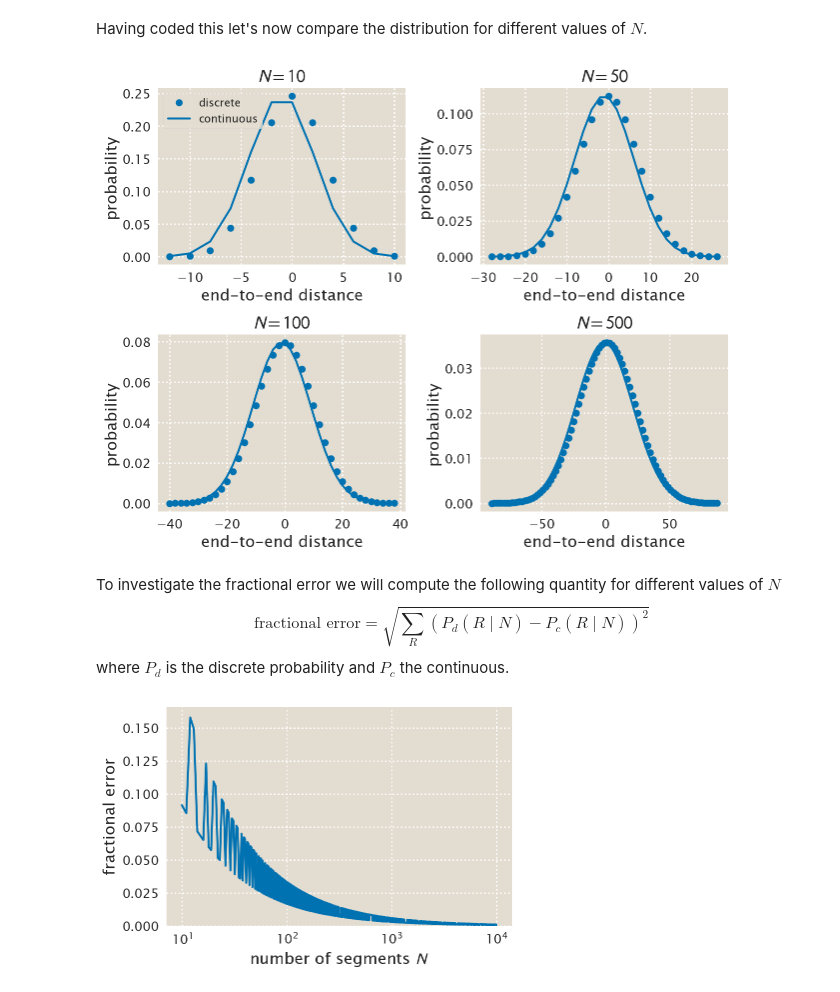
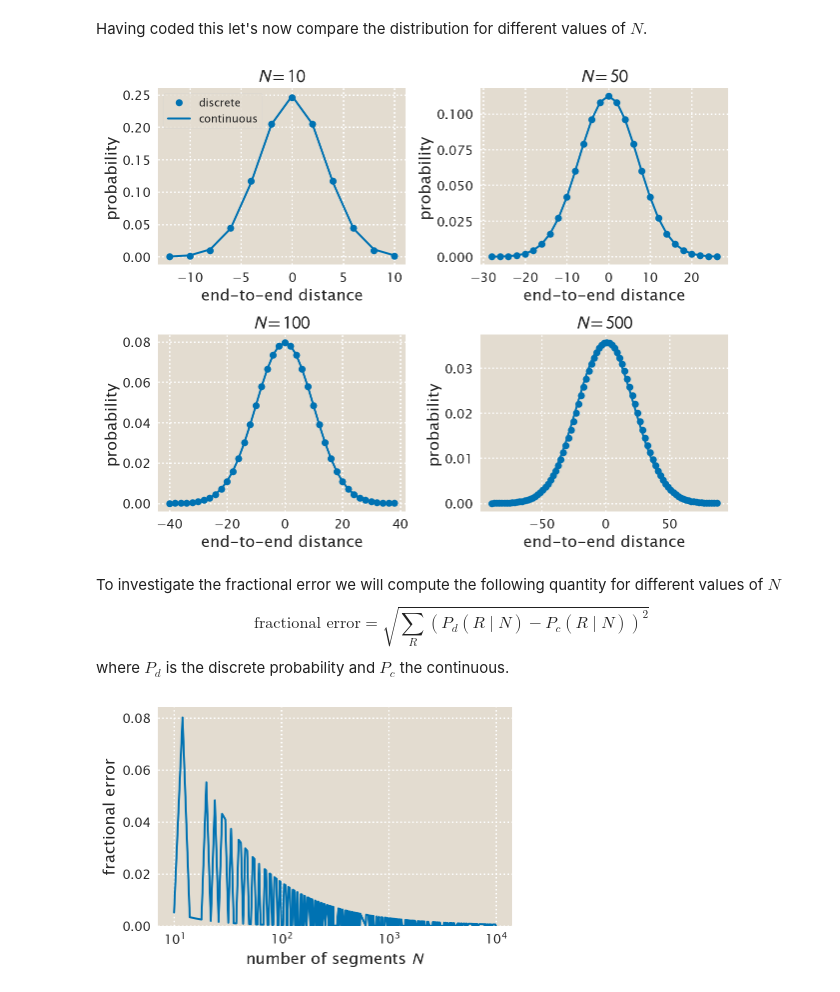
Before and after one commit to mrazomej/pboc, a Jupyter notebook: src/chapter_08.ipynb, the cells around one changed output. Cells and saved outputs as stored; diff of their text form; code cells hidden in the pictures.

```diff
--- a/src/chapter_08.ipynb
+++ b/src/chapter_08.ipynb
@@ -105,8 +105,9 @@ def polymer_continuous(R, N, a=1):
     a : float.
         Length of each Kuhn segment
     '''
-    cdf = sp.stats.norm.cdf(R, loc=0, scale=np.sqrt(N * a**2))
-    return np.diff(cdf)
+    cdf_top = sp.stats.norm.cdf(R + 1, loc=0, scale=np.sqrt(N * a**2))
+    cdf_bottom = sp.stats.norm.cdf(R - 1, loc=0, scale=np.sqrt(N * a**2))
+    return cdf_top - cdf_bottom
 # %% [markdown]
 Having coded this let's now compare the distribution for different values of $N$.
 # %%
@@ -126,19 +127,17 @@ ax = ax.ravel() # Flatten the ax array to be 1D rather than 2D
 # Loop through each N evaluating the distributions
 for i, N in enumerate(N_array):
     # Select the range to evaluate the functions
-    Rdist = np.arange(int(-4 * np.sqrt(N * a**2)),
+    R = np.arange(int(-4 * np.sqrt(N * a**2)),
                       int(4 * np.sqrt(N * a**2)), 2).astype(int)
-    Rcont = np.arange(int(-4 * np.sqrt(N * a**2)),
-                      int(4 * np.sqrt(N * a**2)) + 2, 2)
 
     # Evaluate discrete dist
-    PMF = polymer_discrete(Rdist, N, a)
+    PMF = polymer_discrete(R, N, a)
     # Evaluate continuous dist
-    PDF = polymer_continuous(Rcont, N, a)
+    PDF = polymer_continuous(R, N, a)
 
     # Plot distributions on top of each other
-    ax[i].plot(Rdist, PMF, marker='o', lw=0, label='discrete', color=color)
-    ax[i].plot(Rdist, PDF, label='continuous', color=color)
+    ax[i].plot(R, PMF, marker='o', lw=0, label='discrete', color=color)
+    ax[i].plot(R, PDF, label='continuous', color=color)
 
     # Label plot
     ax[i].set_xlabel('end-to-end distance')
@@ -150,7 +149,7 @@ ax[0].legend()
 plt.tight_layout()
 plt.savefig(figdir + 'problem_08_04_01.png', bbox_inches='tight')
 # %% [output]
-[figure, old version]
+[figure, new version]
 # %% [markdown]
 To investigate the fractional error we will compute the following quantity for different values of $N$
 $$
@@ -161,35 +160,34 @@ where $P_d$ is the discrete probability and $P_c$ the continuous.
 # %%
 # Define array for N
 N_array = np.unique(np.logspace(1, 4, 1000).astype(int))
+N_array = [x for x in N_array if x%2 == 0]
 
 # Initialize array to save differences
 frac_error = np.zeros(len(N_array))
 
 # Loop through each value of N
 for i, N in enumerate(N_array):
     # Select the range to evaluate the functions
-    Rdist = np.arange(int(-4 * np.sqrt(N * a**2)),
+    R = np.arange(int(-4 * np.sqrt(N * a**2)),
                       int(4 * np.sqrt(N * a**2)), 2).astype(int)
-    Rcont = np.arange(int(-4 * np.sqrt(N * a**2)),
-                      int(4 * np.sqrt(N * a**2)) + 2, 2)
 
     # Evaluate discrete dist
-    PMF = polymer_discrete(Rdist, N, a)
+    PMF = polymer_discrete(R, N, a)
     # Evaluate continuous dist
-    PDF = polymer_continuous(Rcont, N, a)
+    PDF = polymer_continuous(R, N, a)
 
     # Evaluate and save difference
     frac_error[i] = np.sqrt(np.sum((PMF - PDF)**2))
 
 # Plot fractional error
 plt.plot(N_array, frac_error)
 
 plt.xlabel('number of segments $N$')
 plt.ylabel('fractional error')
 plt.ylim(bottom=0)
 plt.xscale('log')
 
 plt.tight_layout()
 plt.savefig(figdir + 'problem_08_04_02.png', bbox_inches='tight')
 # %% [output]
-[figure, old version]
+[figure, new version]
```
Also changed, not shown: parts of 1 cell of this notebook.
